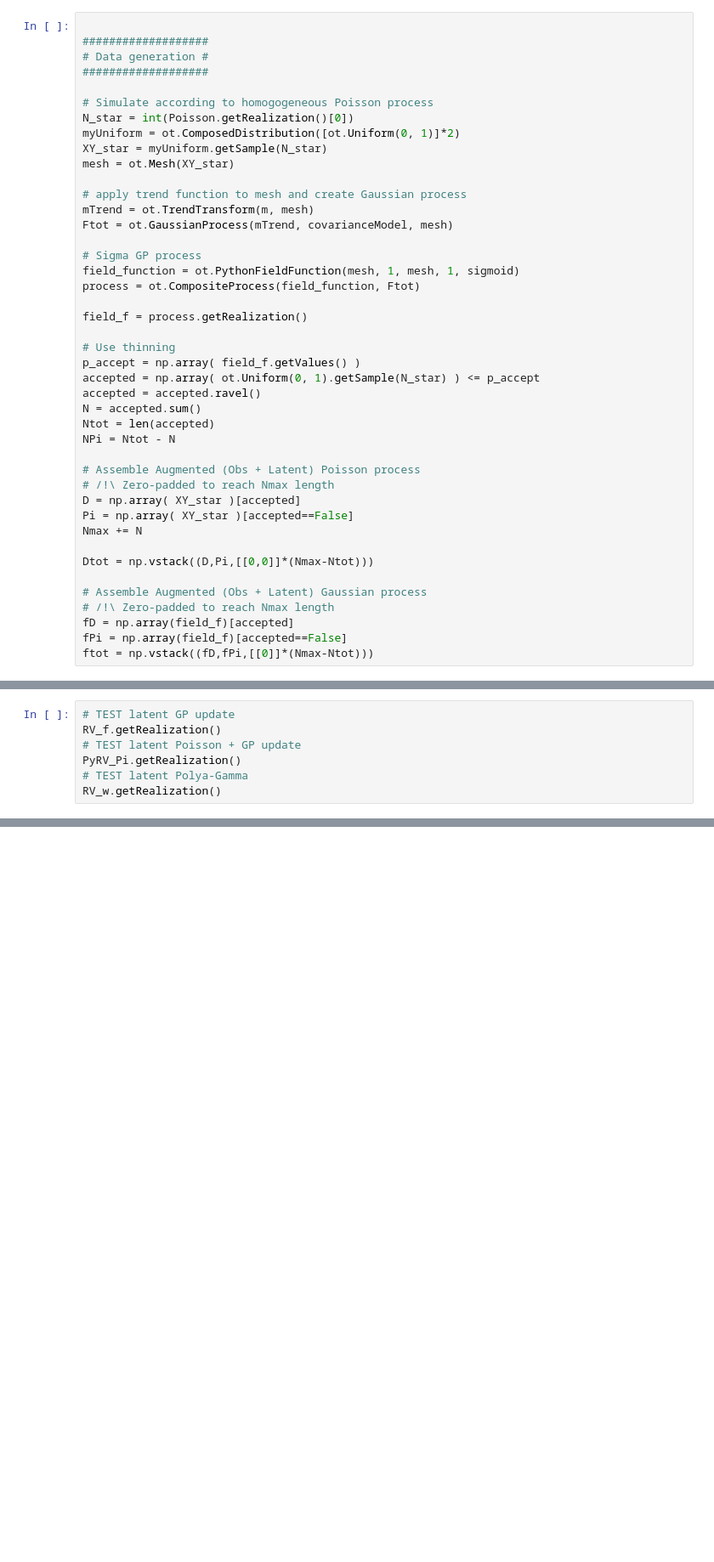
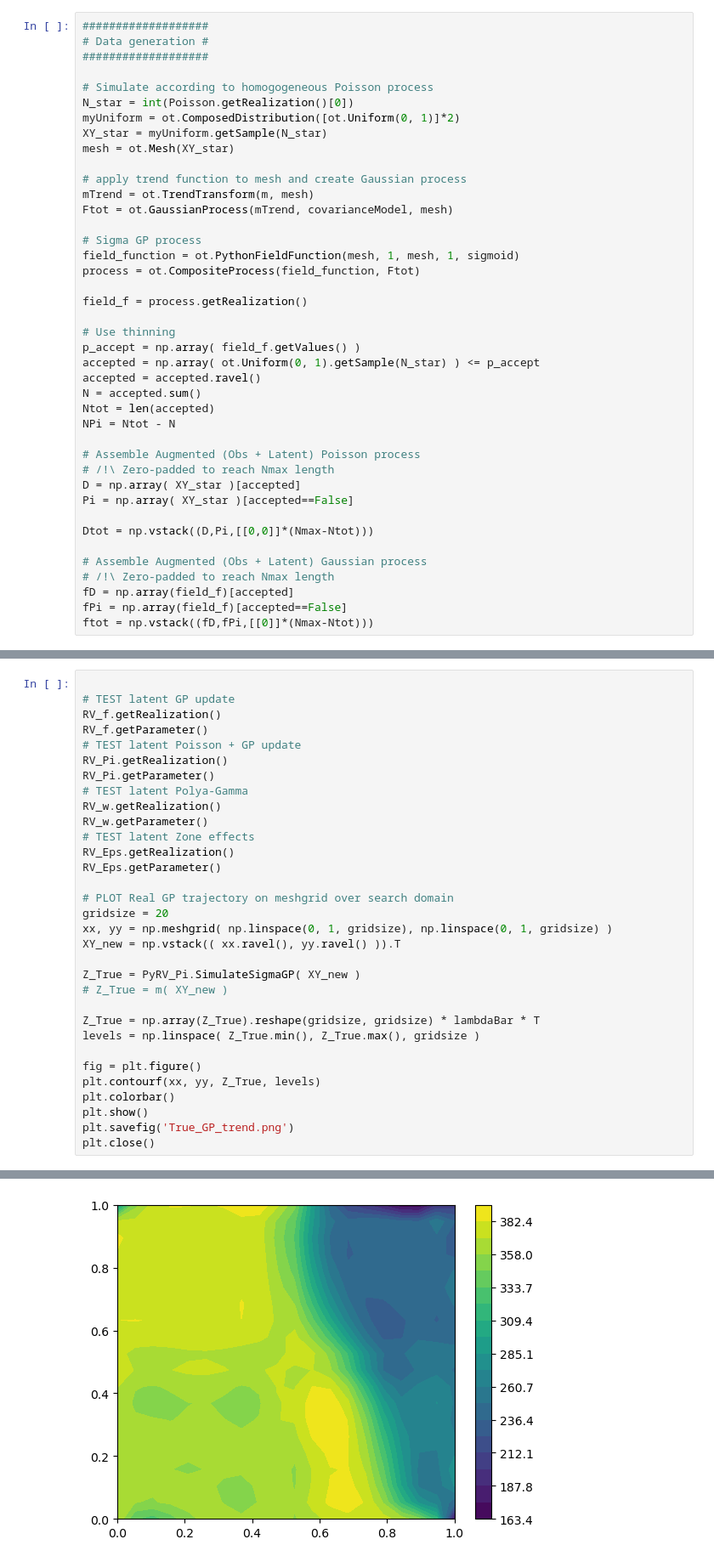
Before and after one commit to IbraSey/phdseydi, a Jupyter notebook: Code Gibbs GPETAS/SIGMA_GP_Poisson_Process.ipynb, the cells around one changed output, grey strips where cells are left out. Shown at 85% size. Cells and saved outputs as stored; diff of their text form; blank space fills up the shorter version.

```diff
--- a/Code Gibbs GPETAS/SIGMA_GP_Poisson_Process.ipynb
+++ b/Code Gibbs GPETAS/SIGMA_GP_Poisson_Process.ipynb
@@ -291,5 +59,4 @@ Nmax = int(Poisson.computeQuantile(1)[0])
 # %%
-
 ###################
 # Data generation #
 ###################
@@ -322,7 +89,6 @@ NPi = Ntot - N
 # /!\ Zero-padded to reach Nmax length
 D = np.array( XY_star )[accepted]
 Pi = np.array( XY_star )[accepted==False]
-Nmax += N
 
 Dtot = np.vstack((D,Pi,[[0,0]]*(Nmax-Ntot)))
 
@@ -377,8 +148,33 @@ ot_link_function_w = ot.PythonFunction(4*Nmax-2*N+1, Nmax+1, lambda k:py_link_fu
 # %%
+
 # TEST latent GP update
 RV_f.getRealization()
+RV_f.getParameter()
 # TEST latent Poisson + GP update
-PyRV_Pi.getRealization()
+RV_Pi.getRealization()
+RV_Pi.getParameter()
 # TEST latent Polya-Gamma
 RV_w.getRealization()
+RV_w.getParameter()
+# TEST latent Zone effects
+RV_Eps.getRealization()
+RV_Eps.getParameter()
+
+# PLOT Real GP trajectory on meshgrid over search domain
+gridsize = 20
+xx, yy = np.meshgrid( np.linspace(0, 1, gridsize), np.linspace(0, 1, gridsize) )
+XY_new = np.vstack(( xx.ravel(), yy.ravel() )).T
+
+Z_True = PyRV_Pi.SimulateSigmaGP( XY_new )
+# Z_True = m( XY_new )
+
+Z_True = np.array(Z_True).reshape(gridsize, gridsize) * lambdaBar * T
+levels = np.linspace( Z_True.min(), Z_True.max(), gridsize )
+
+fig = plt.figure()
+plt.contourf(xx, yy, Z_True, levels)
+plt.colorbar()
+plt.show()
+plt.savefig('True_GP_trend.png')
+plt.close()
 # %% [output]
@@ -387 +181,2 @@ class=Point name=Unnamed dimension=619 values=[0.422723,0.139047,0.541905,0.2219
+[figure, added]
 # %%
```
Also changed, not shown: parts of 22 cells of this notebook, 2 other files.
